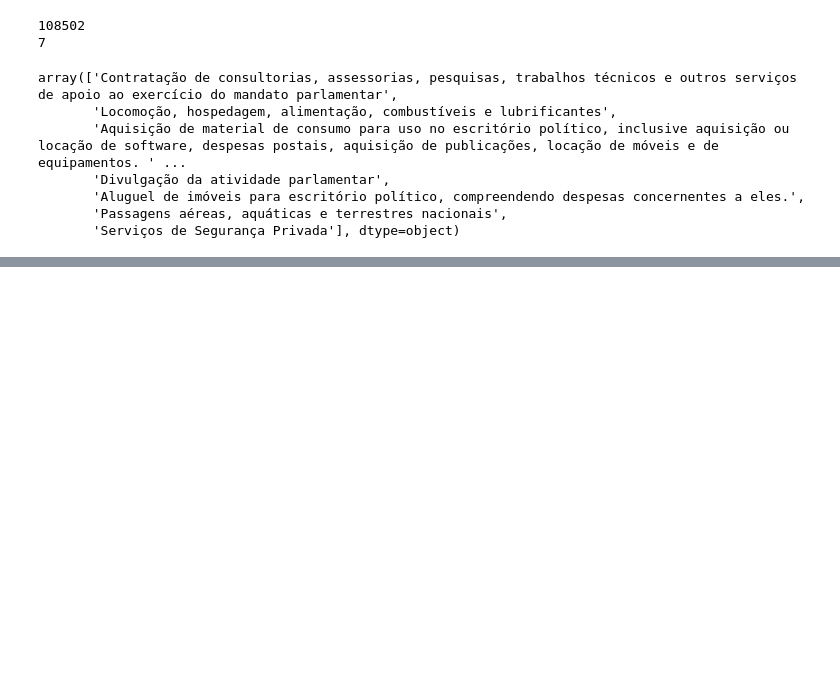
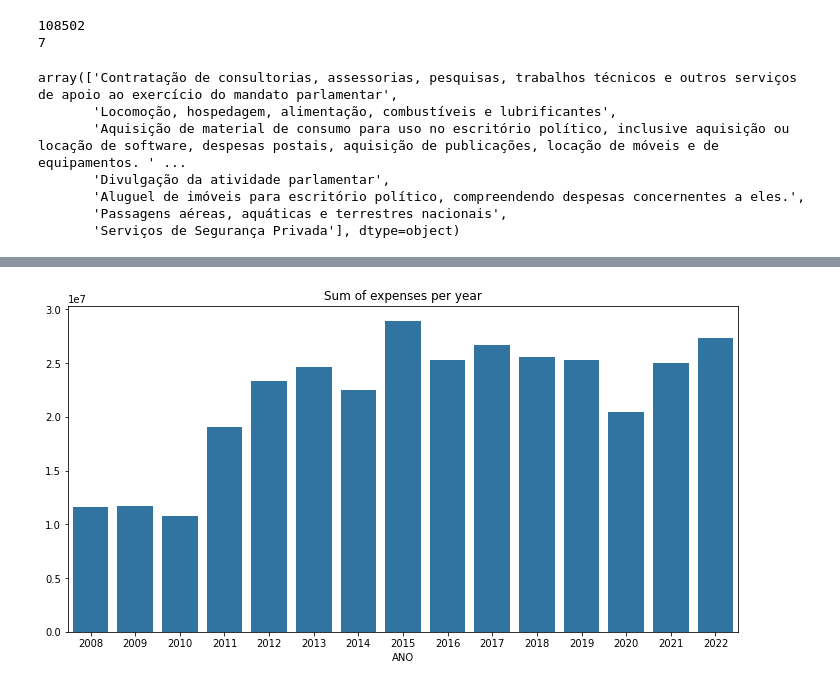
Before and after one commit to ThadeuFerreira/alura-data-analisys, a Jupyter notebook: transparencia.ipynb, the cells around one changed output, grey strips where cells are left out. Cells and saved outputs as stored; diff of their text form; code cells hidden in the pictures; blank space fills up the shorter version.

```diff
--- a/transparencia.ipynb
+++ b/transparencia.ipynb
@@ -147,0 +159,10 @@ df
+# %%
+#sum of expenses per year
+expenses_per_year = df.groupby(df['ANO'])['value'].sum()
+#plot the sum of expenses per year in bar chart
+plt.figure(figsize=(12, 6))
+sns.barplot(x=expenses_per_year.index, y=expenses_per_year.values)
+plt.title('Sum of expenses per year')
+plt.show()
+# %% [output]
+[figure, added]
```
Also changed, not shown: parts of 10 cells of this notebook.
